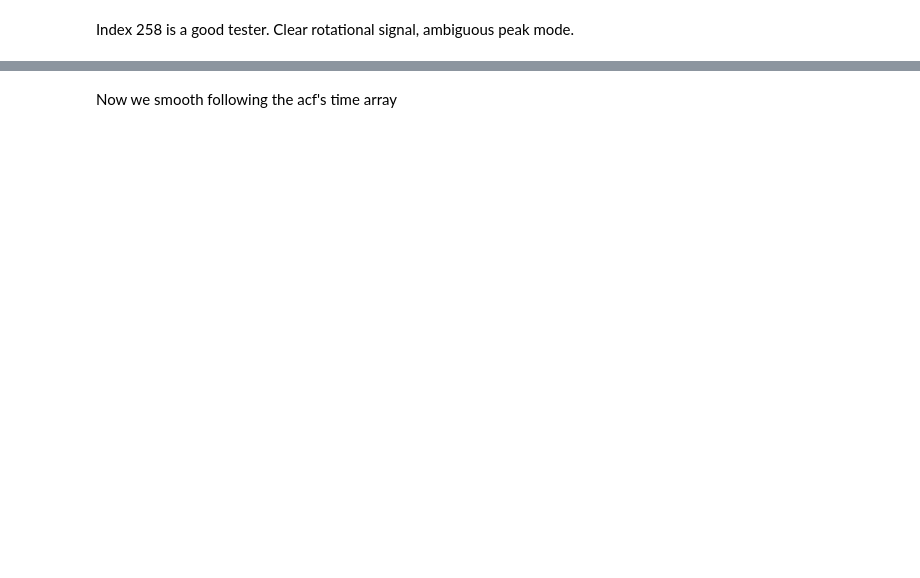
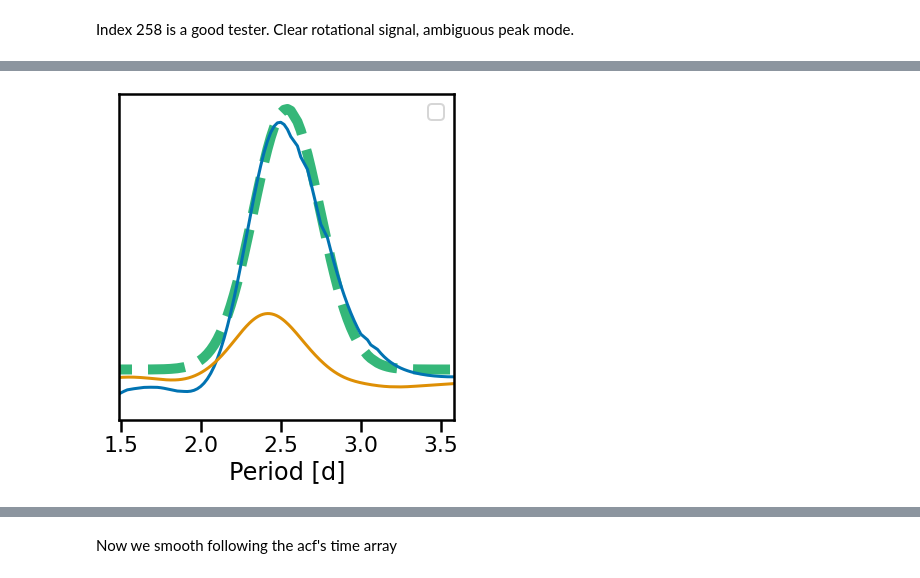
Before and after one commit to ojhall94/michael, a Jupyter notebook: Examples/Example.ipynb, the cells around one changed output, grey strips where cells are left out. Drawn from its saved outputs; the diff is of its cells as text; code cells hidden in the pictures; blank space fills up the shorter version.

```diff
--- a/Examples/Example.ipynb
+++ b/Examples/Example.ipynb
@@ -59,0 +55,90 @@ Adding new features
+# %%
+import seaborn as sns
+cmap = sns.color_palette('viridis', 8)
+# %%
+from scipy import interpolate
+import lightkurve as lk
+period_range = j.period_range
+
+if not j.gaps:
+    print('Not quite here yet')
+
+else:
+    for sector in list(j.sectors):
+        # Extract the wavelet information
+        w = np.flip(np.sum(j.void[f'{sector}_wwz'], axis=1))
+        x = np.flip(1./j.void[f'{sector}_wt'].nus)
+        f = interpolate.interp1d(x, w)
+
+        # Calculate the ACF for the relevant sector
+        lc = j.void[f'clc_{sector}']
+        acf = np.correlate(lc.flux.value-1, lc.flux.value-1, mode='full')[len(lc)-1:]
+        lag = lc.time.value - lc.time.value.min()
+        norm_acf = acf/np.nanmax(acf)
+        acflc = lk.LightCurve(time=lag, flux=norm_acf)
+
+        vizacf = acflc[(acflc.time.value <= period_range[1])]
+        vizacf = vizacf[(vizacf.time.value >= period_range[0])]
+
+        # Calculate the compound ACF
+        xnew = vizacf.time.value
+        wnew = f(xnew)
+        cacf = vizacf * (wnew/np.nanmax(wnew))
+
+        # Smooth the  CACF
+        sd = np.ceil(.1 / np.median(np.diff(cacf.time.value)))
+        gauss = Gaussian1DKernel(sd)
+        cacfsmoo = convolve(cacf.flux.value, gauss, boundary='extend')
+
+        # Identify the first 10 maxima above a threshold of 0.01
+        cpeaks, _ = find_peaks(cacfsmoo, height = 0.01)
+
+        # No peaks found
+        if len(cpeaks) == 0:
+            j.results.loc[sector, 'CACF'] = np.nan
+
+        # Save the metadata
+        j.void[f'{sector}_vizacf'] = vizacf
+        j.void[f'{sector}_cacf'] = cacf
+        j.void[f'{sector}_cacfsmoo'] = cacfsmoo
+        j.void[f'{sector}_cpeaks'] = cpeaks
+
+        P = cacf[cpeaks[0]]
+
+        lolim = 0.8*P['time'].value
+        if lolim < period_range[0]:
+            lolim = period_range[0]
+        uplim = 1.2*P['time'].value
+        if uplim > period_range[1]:
+            uplim = period_range[1]
+
+        popt, pcov = curve_fit(_gaussian_fn, cacf.time.value, cacfsmoo,
+                               p0 = [P['time'].value, 0.1*P['time'].value, P['flux'].value],
+                               bounds = ([lolim, 0., 0.9*P['flux'].value],
+                                         [uplim, 0.25*P['time'].value, 1.1*P['flux'].value]))
+
+        j.results.loc[sector, 'CACF'] = popt[0]
+        j.results.loc[sector, 'e_CACF'] = popt[1]
+        j.void[f'{sector}_cacf_popt'] = popt
+
+        # End!
+
+best_cacf = '5'
+
+fig, ax = plt.subplots(figsize=(6, 6))
+ax.get_yaxis().set_visible(False)
+
+x = j.void[f'{best_cacf}_cacf'].time.value
+ax.plot(x,
+        _gaussian_fn(x, *j.void[f'{best_cacf}_cacf_popt']), ls='--', lw=10, c=cmap[5], zorder=2)
+#         label = rf'$\sigma$ = {j.results.loc["best", "e_SLS"]:.2f} d')
+ax.set_xlim(j.void[f'{best_cacf}_cacf_popt'][0] - 5*j.void[f'{best_cacf}_cacf_popt'][1],
+                j.void[f'{best_cacf}_cacf_popt'][0] + 5*j.void[f'{best_cacf}_cacf_popt'][1])
+
+for s in j.sectors:
+    ax.plot(j.void[f'{s}_cacf'].time.value, j.void[f'{s}_cacfsmoo'])
+
+ax.legend(loc='best', fontsize=20)
+ax.set_xlabel('Period [d]')
+ax.set_title(f'Fit to CACF {text}')
+# %% [output]
@@ -60,3 +147,4 @@ Adding new features
+[figure, added]
 # %%
 list(j.void)
 # %% [output]
```
Also changed, not shown: parts of 17 cells of this notebook, 2 other files.
